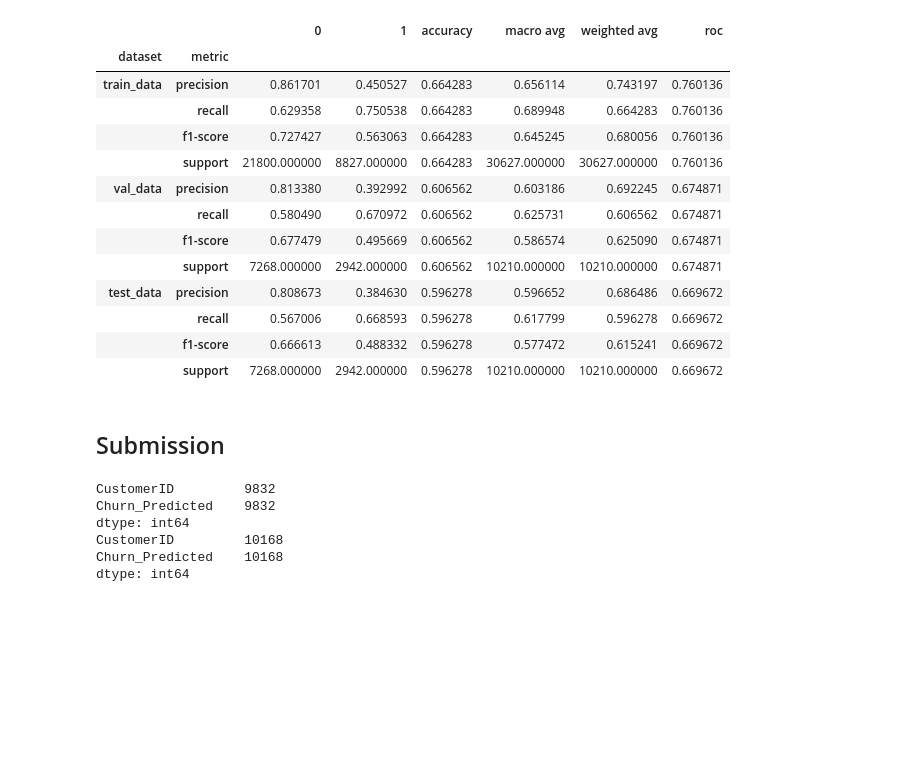
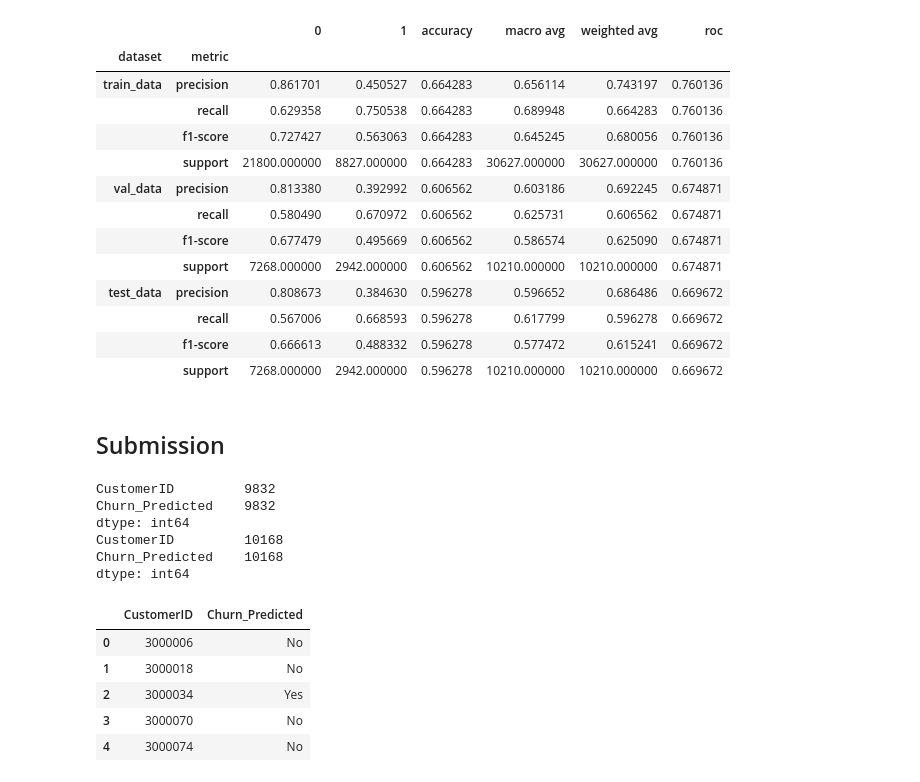
Before and after one commit to skywalker221-Minsoo/-DS-_ZeroBase_ML_Project, a Jupyter notebook: 이민수/[DS]_MLproject_leeminsoo.ipynb, the cells around one changed output. Drawn from its saved outputs; the diff is of its cells as text; code cells hidden in the pictures; blank space fills up the shorter version.

```diff
--- a/이민수/[DS]_MLproject_leeminsoo.ipynb
+++ b/이민수/[DS]_MLproject_leeminsoo.ipynb
@@ -285,7 +290,8 @@ def t_test(X, y, alpha=0.05):
         # 3. 자료의 수치는 정규성을 가져야 한다.
         # 4. 두 집단 각각 추정된 분산이 다르다.
         stat, p = ttest_ind(ttest_df.loc["Yes"], ttest_df.loc["No"], equal_var=False)
-        test_df.append([target, col, stat, p, 'Dependent (reject H0)' if p <= alpha else 'Independent (H0 holds true)', 'include' if p <= alpha else 'drop'])
+        test_df.append([target, col, stat, p,
+                     'Dependent (reject H0)' if p <= alpha else 'Independent (H0 holds true)', 'include' if p <= alpha else 'drop'])
 
     test_df = pd.DataFrame(test_df, columns=['variable1', 'variable2', 't-test', 'p-value', 'result', 'recommendation'])
     return test_df
@@ -362,7 +368,8 @@ class Experiment:
 
     def prep_data(self, df, target='Churn'):
         # stratify: 기존 데이터를 나눈 후, 클래스의 분포 비율도 근사시키려 시도해주는 파라미터
-        X_train, X_test, y_train, y_test = train_test_split(df.drop(target, axis=1), df[target], test_size=0.2, random_state=42, stratify=df[target])
+        X_train, X_test, y_train, y_test = train_test_split(df.drop(target, axis=1),
+                                                            df[target], test_size=0.2, random_state=42, stratify=df[target])
         X_train, X_val, y_train, y_val = train_test_split(X_train, y_train, test_size=0.25, random_state=42, stratify=y_train)
 
         print(X_train.shape, y_train.shape, X_val.shape, y_val.shape, X_test.shape, y_test.shape)
@@ -377,7 +384,7 @@ class Experiment:
     def __format_results__(self, results):
         r = pd.DataFrame(results)
         g = pd.concat([pd.DataFrame(x) for x in r.loc['report']])
-        g.index = pd.MultiIndex.from_product([['train_data', 'val_data', 'test_data'], ['precision', 'recall', 'f1-score', 'support']],
+        g.index = pd.MultiIndex.from_product([['train_data','val_data','test_data'], ['precision','recall','f1-score','support']],
                                             names=['dataset', 'metric'])
         return g.join(r.loc['roc'], on=['dataset'])
 
@@ -455,7 +462,8 @@ class DataTransformer:
         # 연속형 변수는 문자형 컬럼은 제외, 이산형 변수는 문자형 컬럼도 포함
         cont_selector = make_column_selector(dtype_exclude='object')
         cat_selector = make_column_selector(dtype_include='object')
-        cont_cat_split_transform = make_column_transformer((cont_pipeline, cont_selector), (cat_pipeline, cat_selector), remainder='drop')
+        cont_cat_split_transform = make_column_transformer((cont_pipeline, cont_selector),
+                                                           (cat_pipeline, cat_selector), remainder='drop')
         xpipe = make_pipeline(cont_cat_split_transform)
         ypipe = LabelEncoder()
 
@@ -491,7 +499,9 @@ class DataTransformer:
 data_transformer = DataTransformer(missingIndicator=True, featureSelection=True)
 # 언더샘플링을 통한 데이터 불균형 조정
 model = imblearn.pipeline.make_pipeline(RandomUnderSampler(random_state=42), GradientBoostingClassifier(random_state=42))
-exp = Experiment(model, data_transformer, {"gradientboostingclassifier__max_depth":(3,20),"gradientboostingclassifier__max_features":(3,40),"gradientboostingclassifier__max_leaf_nodes":(32,128)})
+exp = Experiment(model, data_transformer,
+                 {"gradientboostingclassifier__max_depth":(3,20),"gradientboostingclassifier__max_features":(3,40),
+                  "gradientboostingclassifier__max_leaf_nodes":(32,128)})
 exp.run(df, hptuning=True)
 # %% [output]
 (30627, 56) (30627,) (10210, 56) (10210,) (10210, 56) (10210,)
@@ -530,14 +540,22 @@ Wall time: 2min 7s
 # %%
 df_test = df_test.drop('Churn', axis=1)
 results, predictions, probas, X_test = exp.test_run(df_test, hptuning=True)
-# %%
-df_predictions = pd.DataFrame({'CustomerID': df_test.index, 'Churn_Predicted': predictions})
-print(df_predictions[df_predictions['Churn_Predicted']==1].count())
-print(df_predictions[df_predictions['Churn_Predicted']==0].count())
-# %% [output]
-CustomerID         9832
-Churn_Predicted    9832
-dtype: int64
-CustomerID         10168
-Churn_Predicted    10168
-dtype: int64
+# %%
+df_predictions = pd.DataFrame({'CustomerID': df_test.index, 'Churn_Predicted': predictions})
+print(df_predictions[df_predictions['Churn_Predicted']==1].count())
+print(df_predictions[df_predictions['Churn_Predicted']==0].count())
+df_predictions['Churn_Predicted'] = df_predictions['Churn_Predicted'].replace((0, 1), ('No', 'Yes'))
+df_predictions.head()
+# %% [output]
+CustomerID         9832
+Churn_Predicted    9832
+dtype: int64
+CustomerID         10168
+Churn_Predicted    10168
+dtype: int64
+|  | CustomerID | Churn_Predicted |
+| 0 | 3000006 | No |
+| 1 | 3000018 | No |
+| 2 | 3000034 | Yes |
+| 3 | 3000070 | No |
+| 4 | 3000074 | No |
```
Also changed, not shown: parts of 4 cells of this notebook.
